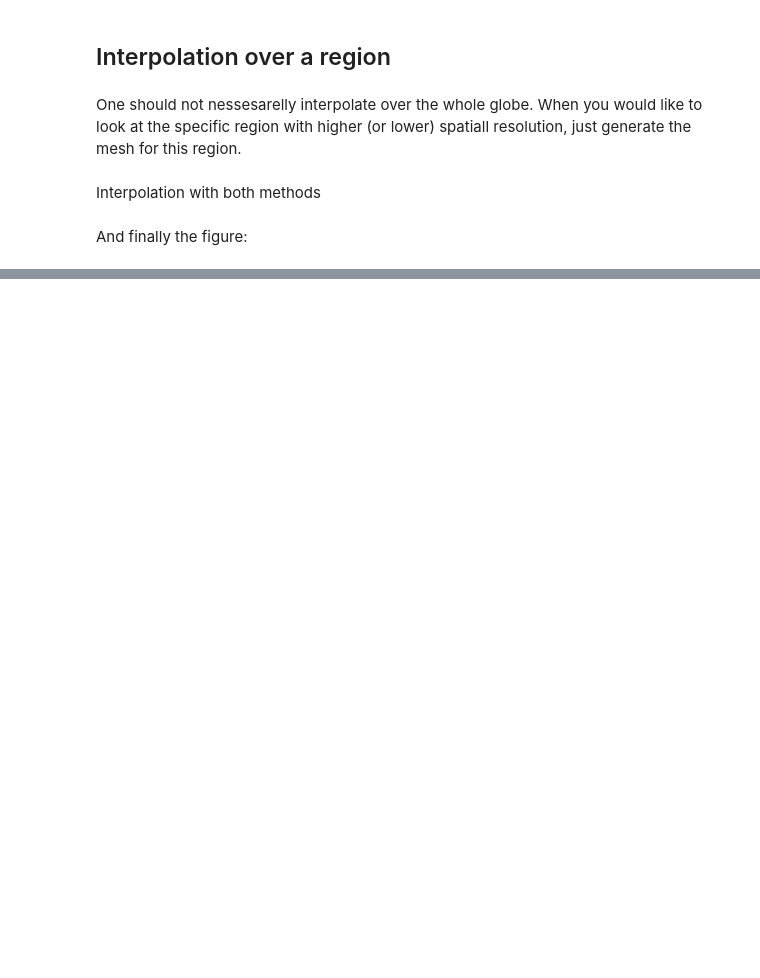
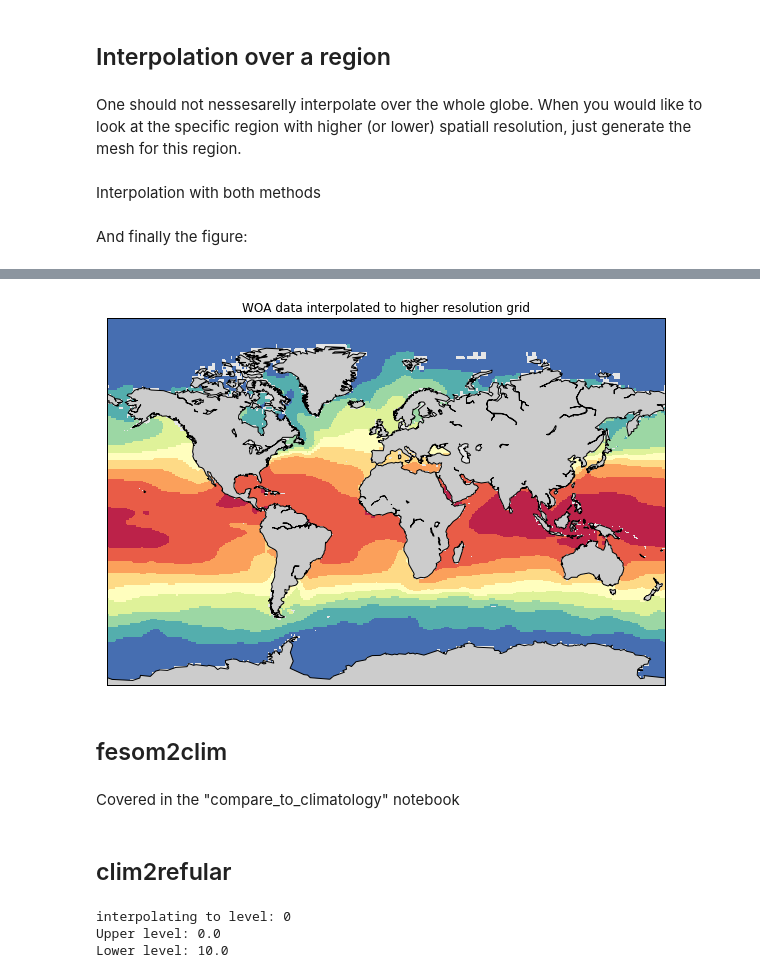
Before and after one commit to FESOM/pyfesom, a Jupyter notebook: notebooks/interpolate_to_regular_grid.ipynb, the cells around one changed output, grey strips where cells are left out. Drawn from its saved outputs; the diff is of its cells as text; code cells hidden in the pictures; blank space fills up the shorter version.

Commit message:
add fesom2fesom regriding option

```diff
--- a/notebooks/interpolate_to_regular_grid.ipynb
+++ b/notebooks/interpolate_to_regular_grid.ipynb
@@ -258,0 +272,36 @@ plt.tight_layout()
+# %%
+w = pf.climatology(basedir+'/climatology/')
+# %%
+lonc, latc = np.meshgrid(w.x, w.y)
+# %%
+odata = pf.regular2regular(w.T[0,:,:], lonc, latc, lons, lats, distances=None, \
+                  inds=None, how='nn', k=10, radius_of_influence=100000, n_jobs = 2)
+# %%
+m = Basemap(projection='mill',llcrnrlat=-80,urcrnrlat=90,\
+            llcrnrlon=-180,urcrnrlon=180,resolution='c')
+x,y = m(lons,lats) # coordinates for target grid
+# %%
+plt.figure(figsize=(10,7))
+m.drawmapboundary(fill_color='0.9')
+m.drawcoastlines()
+m.fillcontinents()
+
+levels = np.arange(-3., 30., 1)
+plt.contourf(x, y, odata, \
+                cmap=cm.Spectral_r, extend='both', zlev=0);
+plt.title('WOA data interpolated to higher resolution grid');
+# %% [output]
+[figure, added]
+# %% [markdown]
+## fesom2clim
+# %% [markdown]
+Covered in the "compare_to_climatology" notebook
+# %% [markdown]
+## clim2refular
+# %%
+xx, yy, odata2 = pf.clim2regular(w, 'T', lons, lats, \
+                 levels=[0], verbose=True, radius_of_influence=100000)
+# %% [output]
+interpolating to level: 0
+Upper level: 0.0
+Lower level: 10.0
```
Also changed, not shown: parts of 28 cells of this notebook, 1 other file.
